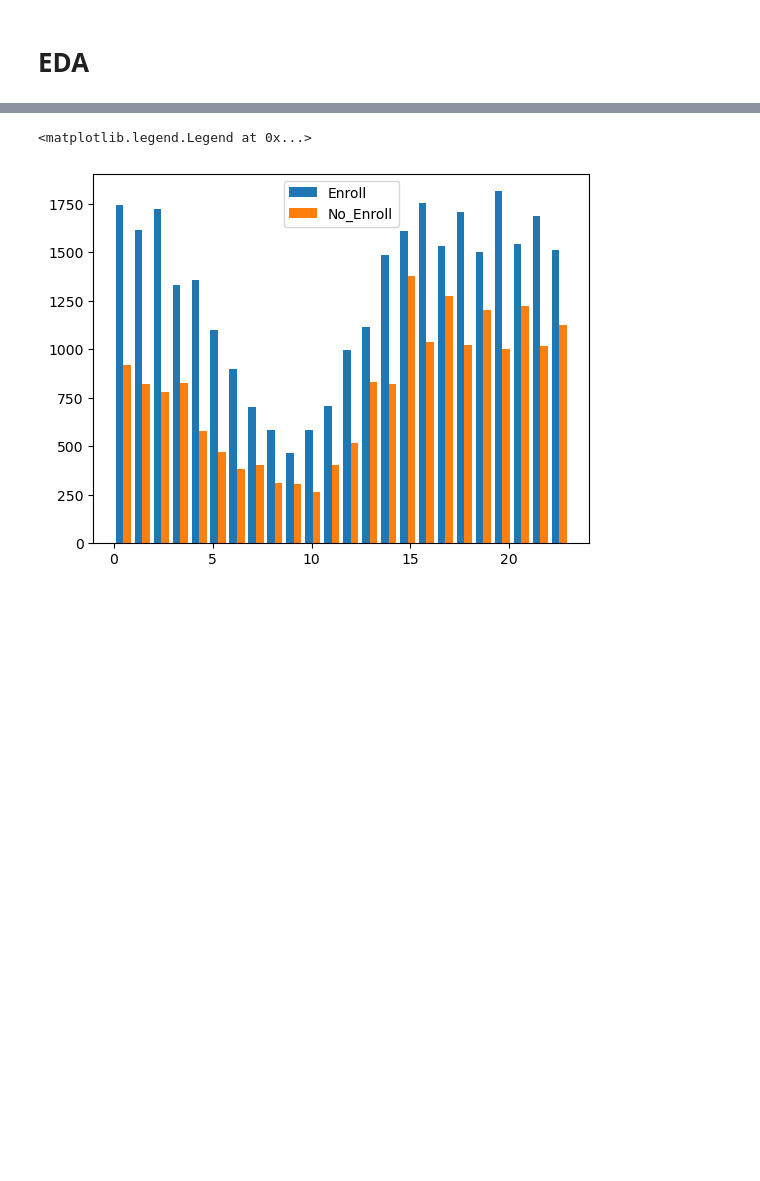
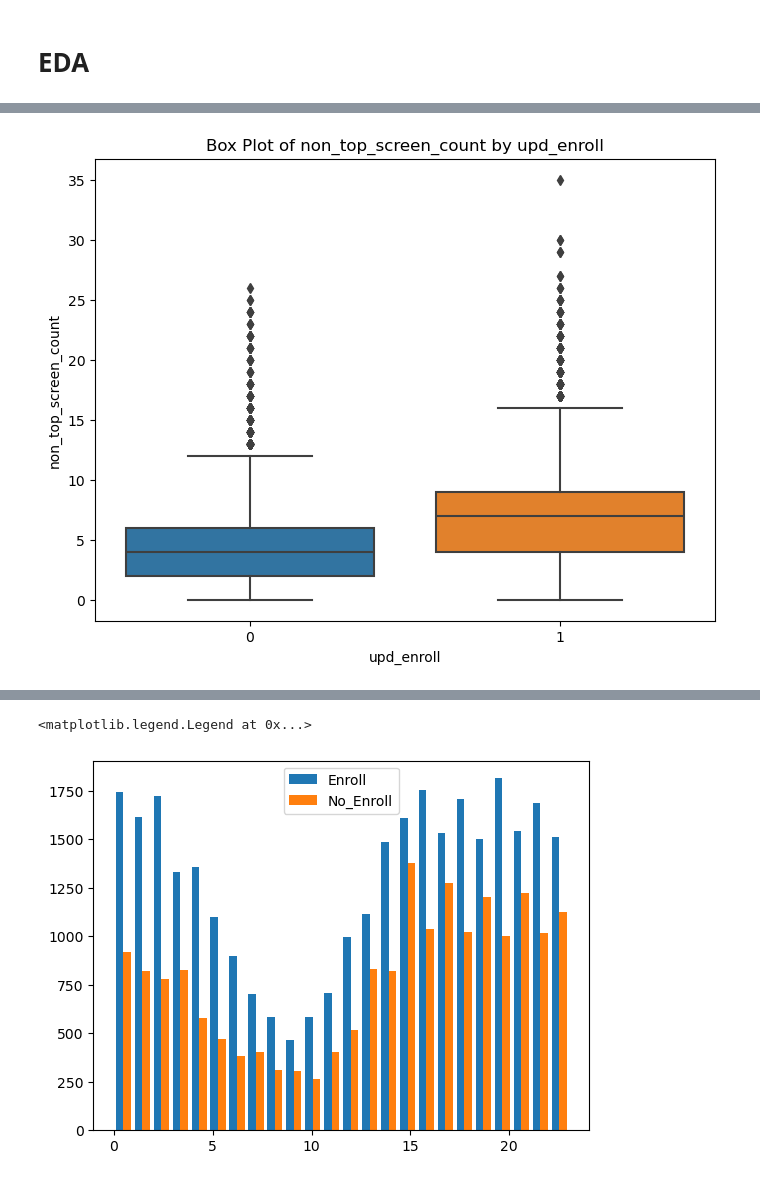
Before and after one commit to Manan100196/App_Enrollment_Prediction, a Jupyter notebook: Enrollment_Prediction.ipynb, the cells around one changed output, grey strips where cells are left out. Saved outputs shown, nothing was run; the diff lists cells and outputs as text; code cells hidden in the pictures; blank space fills up the shorter version.

```diff
--- a/Enrollment_Prediction.ipynb
+++ b/Enrollment_Prediction.ipynb
@@ -281,0 +304,7 @@ plt.boxplot([df.loc[df.upd_enroll == 1,'numscreens'], df.loc[df.upd_enroll == 0,
+# %%
+plt.figure(figsize=(8, 6))
+sns.boxplot(data=df, x='upd_enroll', y='non_top_screen_count')
+plt.title('Box Plot of non_top_screen_count by upd_enroll')
+plt.show()
+# %% [output]
+[figure, added]
```
Also changed, not shown: parts of 36 cells of this notebook, 1 other file.
